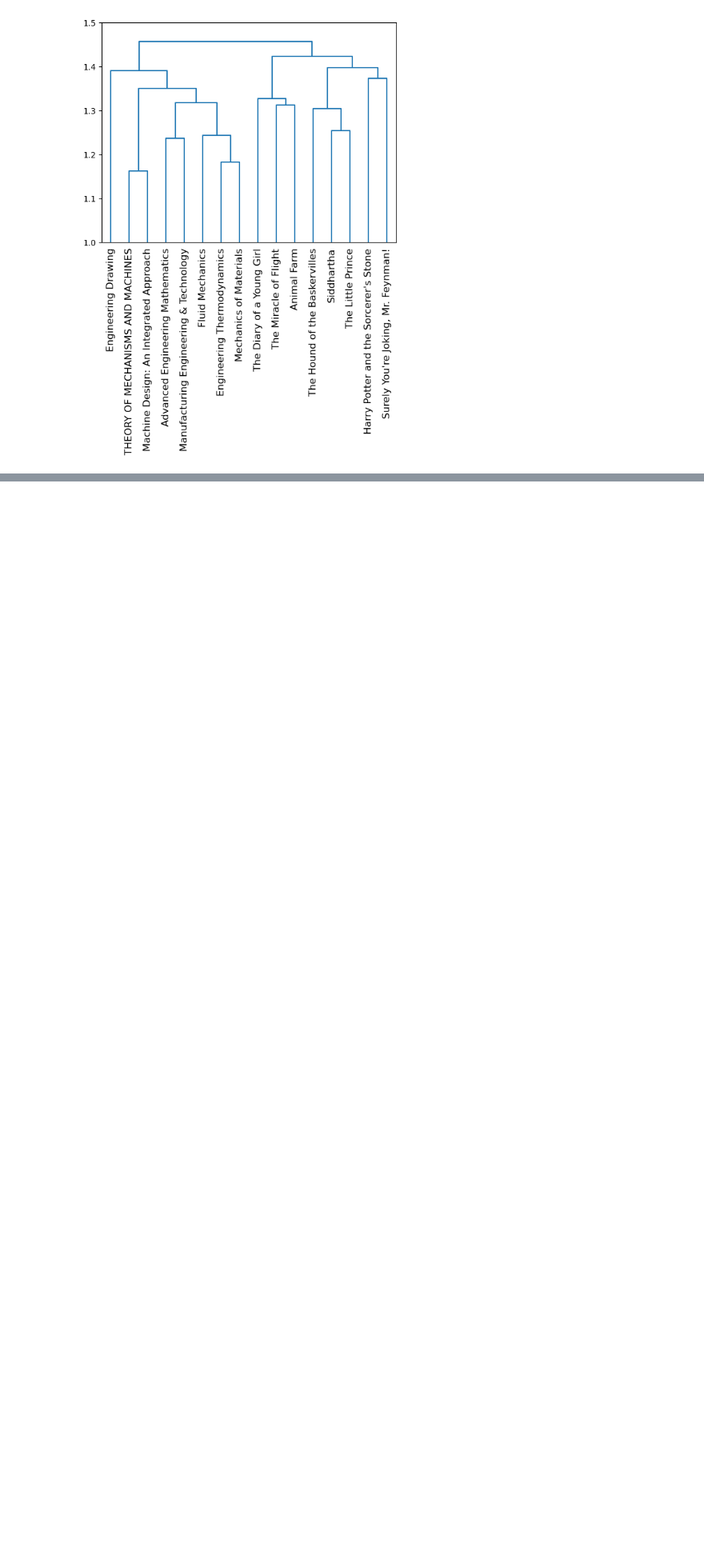
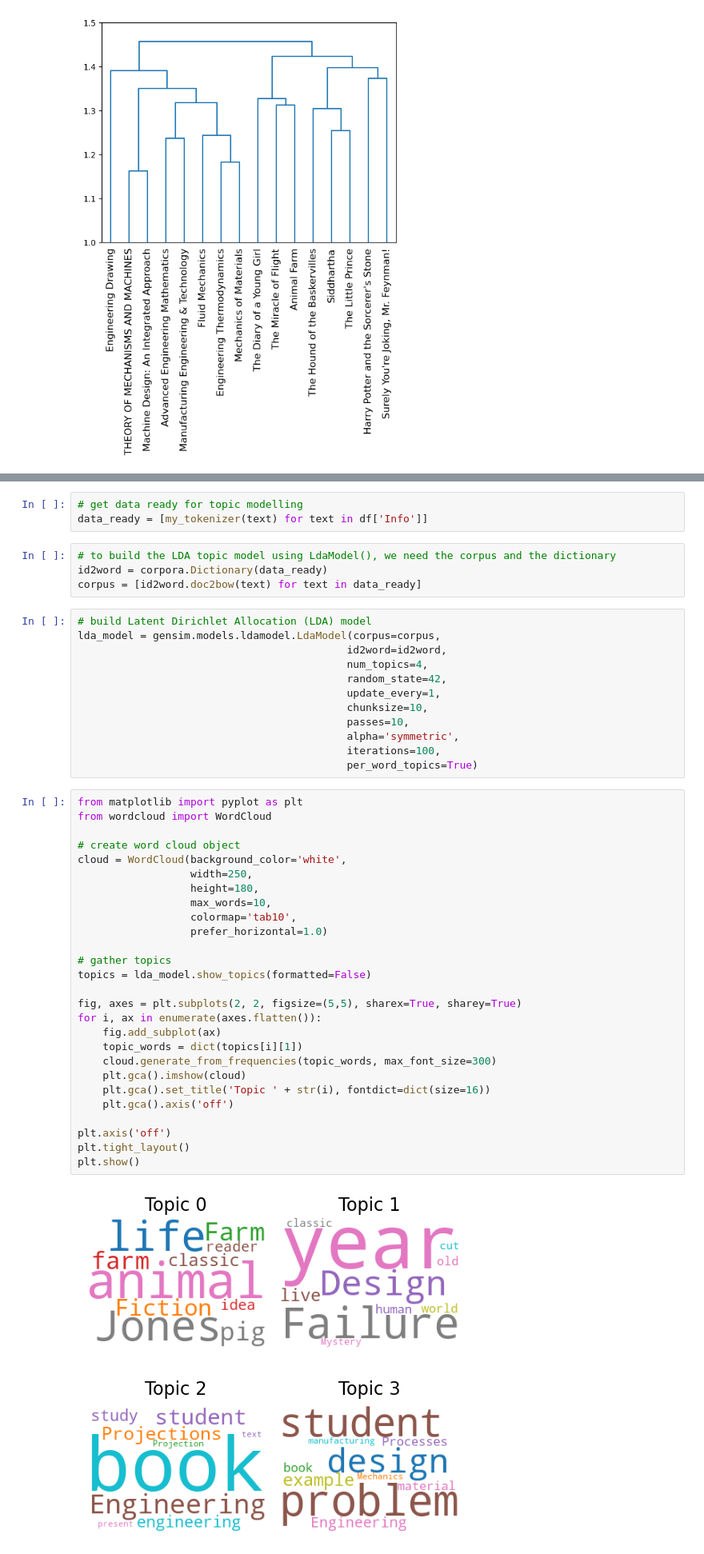
Before and after one commit to pranjal-s/machine-learning, a Jupyter notebook: goodreads_dendogram_NLP_Clustering.ipynb, the cells around one changed output, grey strips where cells are left out. Shown at 80% size. Saved outputs shown, nothing was run; the diff lists cells and outputs as text; blank space fills up the shorter version.

Commit message:
Added topic modelling results

```diff
--- a/goodreads_dendogram_NLP_Clustering.ipynb
+++ b/goodreads_dendogram_NLP_Clustering.ipynb
@@ -128,0 +129,48 @@ One shortcoming is that Advanced Engineering Mathematics should have been also m
+# %%
+# get data ready for topic modelling
+data_ready = [my_tokenizer(text) for text in df['Info']]
+# %%
+# to build the LDA topic model using LdaModel(), we need the corpus and the dictionary
+id2word = corpora.Dictionary(data_ready)
+corpus = [id2word.doc2bow(text) for text in data_ready]
+# %%
+# build Latent Dirichlet Allocation (LDA) model
+lda_model = gensim.models.ldamodel.LdaModel(corpus=corpus,
+                                           id2word=id2word,
+                                           num_topics=4,
+                                           random_state=42,
+                                           update_every=1,
+                                           chunksize=10,
+                                           passes=10,
+                                           alpha='symmetric',
+                                           iterations=100,
+                                           per_word_topics=True)
+# %%
+from matplotlib import pyplot as plt
+from wordcloud import WordCloud
+
+# create word cloud object
+cloud = WordCloud(background_color='white',
+                  width=250,
+                  height=180,
+                  max_words=10,
+                  colormap='tab10',
+                  prefer_horizontal=1.0)
+
+# gather topics
+topics = lda_model.show_topics(formatted=False)
+
+fig, axes = plt.subplots(2, 2, figsize=(5,5), sharex=True, sharey=True)
+for i, ax in enumerate(axes.flatten()):
+    fig.add_subplot(ax)
+    topic_words = dict(topics[i][1])
+    cloud.generate_from_frequencies(topic_words, max_font_size=300)
+    plt.gca().imshow(cloud)
+    plt.gca().set_title('Topic ' + str(i), fontdict=dict(size=16))
+    plt.gca().axis('off')
+
+plt.axis('off')
+plt.tight_layout()
+plt.show()
+# %% [output]
+[figure, added]
```
Also changed, not shown: parts of 14 cells of this notebook.
